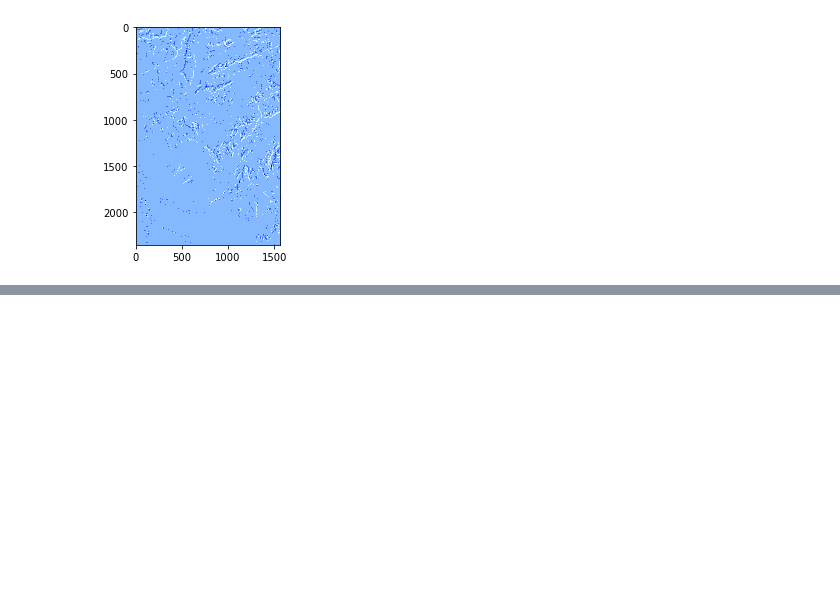
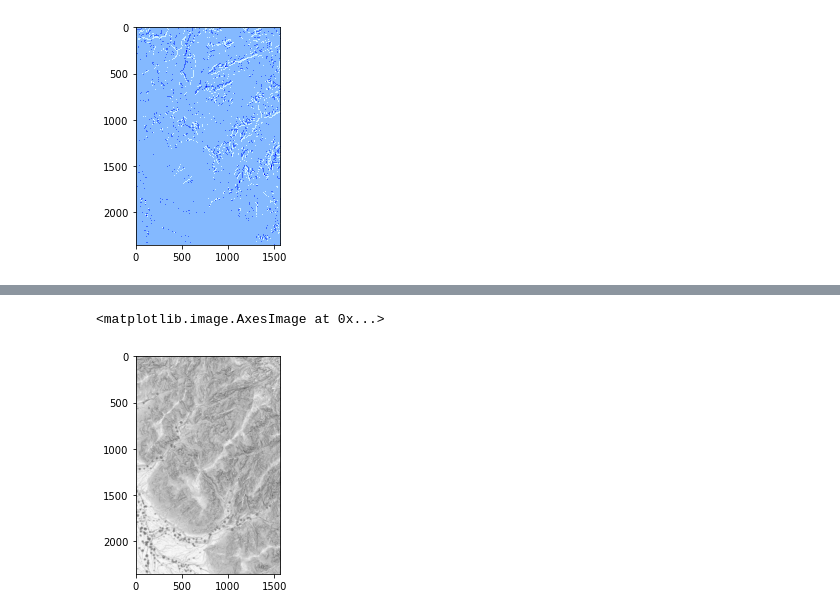
Before and after one commit to ccarbajal16/python_rvt_test, a Jupyter notebook: Modulo_RVT_vis_test.ipynb, the cells around one changed output, grey strips where cells are left out. Cells and saved outputs as stored; diff of their text form; code cells hidden in the pictures; blank space fills up the shorter version.

```diff
--- a/Modulo_RVT_vis_test.ipynb
+++ b/Modulo_RVT_vis_test.ipynb
@@ -153,0 +166,23 @@ rvt.default.save_raster(src_raster_path=dem_path, out_raster_path=msrm_path,
+# %%
+# svf, parámetros del factor de vista del cielo que también se aplica para 'asvf' y 'opns'
+svf_n_dir = 16  # número de direcciones
+svf_r_max = 10  # radio de búsqueda máximo en píxeles
+svf_noise = 0  # nivel de eliminación de ruido (0-no eliminar, 1-bajo, 2-medio, 3-alto)
+# asvf, parámetros del svf anisotrópicos
+asvf_level = 1  # nivel de anisotropía (1-bajo, 2-alto)
+asvf_dir = 315  # dirección de anisotropía en grados
+
+dict_svf = rvt.vis.sky_view_factor(dem=dem_arr, resolution=dem_res_x, compute_svf=True,
+                                   compute_asvf=True, compute_opns=True, svf_n_dir=svf_n_dir,
+                                   svf_r_max=svf_r_max,svf_noise=svf_noise, asvf_level=asvf_level,
+                                   asvf_dir=asvf_dir, no_data=dem_no_data, fill_no_data=False,
+                                   keep_original_no_data=False)
+svf_arr = dict_svf["svf"]  # factor de vista del cielo
+asvf_arr = dict_svf["asvf"]  # factor de vista del cielo anisotrópico
+opns_arr = dict_svf["opns"]  # apertura positiva
+# %%
+# Visualizando el svf
+plt.imshow(svf_arr, cmap='gray')
+# %% [output]
+<matplotlib.image.AxesImage at 0x...>
+[figure, added]
```
Also changed, not shown: parts of 13 cells of this notebook.
